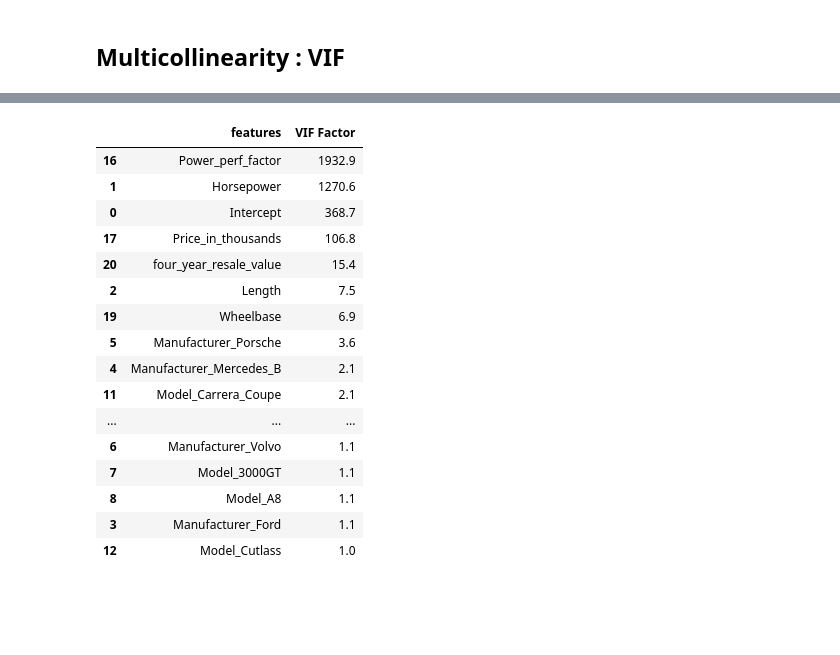
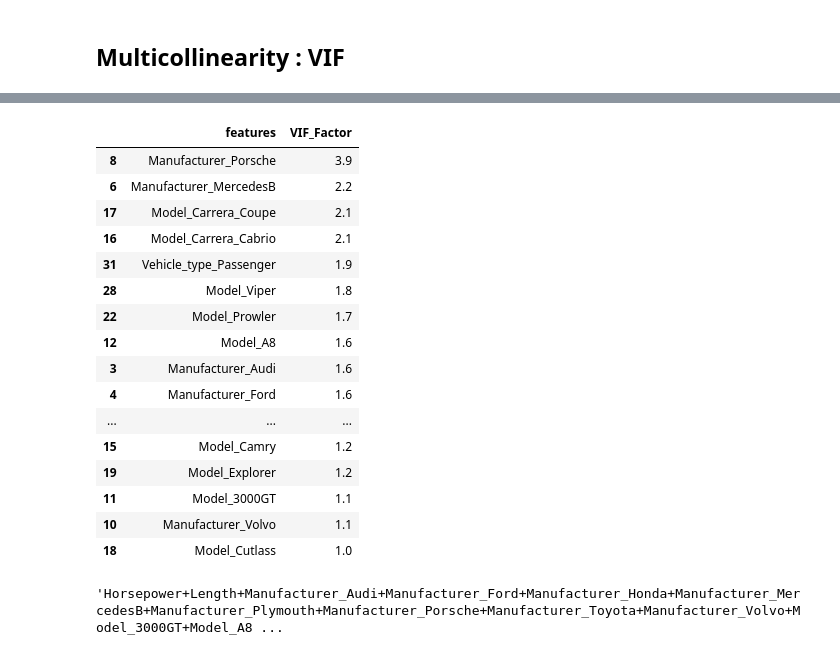
Before and after one commit to kroopeshrajput/Linear_regression_OLS_Car_sales, a Jupyter notebook: OLS Car sales.ipynb, the cells around one changed output, grey strips where cells are left out. Saved outputs shown, nothing was run; the diff lists cells and outputs as text; code cells hidden in the pictures; blank space fills up the shorter version.

```diff
--- a/OLS Car sales.ipynb
+++ b/OLS Car sales.ipynb
@@ -416,4 +400,4 @@ features = list(f_reg.loc[f_reg.P_Value < 0.05, 'Features'])
 # %%
-formula_1 = 'log_Sales_in_thousands ~ '+ '+'.join(features)
-formula_1
+formula_m1 = 'log_Sales_in_thousands ~ '+ '+'.join(features)
+formula_m1
 # %% [output]
@@ -425,11 +409,9 @@ formula_1
 from statsmodels.stats.outliers_influence import variance_inflation_factor
 # since VIF takes input in the form of dmatrix, we will have to import dmatrices from patsy
 from patsy import dmatrices
-# %%
-cars.rename( columns = {'Model_Carrera Cabrio': 'Model_Carrera_Cabrio', 'Model_Carrera Coupe': 'Model_Carrera_Coupe' }, inplace = True)
 # %%
 # separating x and y variables
-y, x = dmatrices(formula_1, cars, return_type = 'dataframe')
+y, x = dmatrices(formula_m1, data = cars, return_type= 'dataframe')
 # %%
 vif = pd.DataFrame()
 # %%
@@ -476,5 +458,5 @@ vif
 # %%
-vif['VIF Factor'] = [variance_inflation_factor(x.values, i) for i in range(x.shape[1])]
+vif['VIF_Factor'] = [variance_inflation_factor(x.values, i) for i in range(x.shape[1])]
 # %%
 vif
 # %% [output]
@@ -498,20 +480,25 @@ vif
 # %%
-vif.round(1).sort_values(by = 'VIF Factor', ascending= False)
+vif = vif.round(1).sort_values(by = 'VIF_Factor', ascending= False)
+vif[vif.VIF_Factor < 5]
 # %% [output]
-|  | features | VIF Factor |
-| 16 | Power_perf_factor | 1932.9 |
-| 1 | Horsepower | 1270.6 |
-| 0 | Intercept | 368.7 |
-| 17 | Price_in_thousands | 106.8 |
-| 20 | four_year_resale_value | 15.4 |
-| 2 | Length | 7.5 |
-| 19 | Wheelbase | 6.9 |
-| 5 | Manufacturer_Porsche | 3.6 |
-| 4 | Manufacturer_Mercedes_B | 2.1 |
-| 11 | Model_Carrera_Coupe | 2.1 |
+|  | features | VIF_Factor |
+| 8 | Manufacturer_Porsche | 3.9 |
+| 6 | Manufacturer_MercedesB | 2.2 |
+| 17 | Model_Carrera_Coupe | 2.1 |
+| 16 | Model_Carrera_Cabrio | 2.1 |
+| 31 | Vehicle_type_Passenger | 1.9 |
+| 28 | Model_Viper | 1.8 |
+| 22 | Model_Prowler | 1.7 |
+| 12 | Model_A8 | 1.6 |
+| 3 | Manufacturer_Audi | 1.6 |
+| 4 | Manufacturer_Ford | 1.6 |
 | ... | ... | ... |
-| 6 | Manufacturer_Volvo | 1.1 |
-| 7 | Model_3000GT | 1.1 |
-| 8 | Model_A8 | 1.1 |
-| 3 | Manufacturer_Ford | 1.1 |
-| 12 | Model_Cutlass | 1.0 |
+| 15 | Model_Camry | 1.2 |
+| 19 | Model_Explorer | 1.2 |
+| 11 | Model_3000GT | 1.1 |
+| 10 | Manufacturer_Volvo | 1.1 |
+| 18 | Model_Cutlass | 1.0 |
+# %%
+'+'.join(features)
+# %% [output]
+'Horsepower+Length+Manufacturer_Audi+Manufacturer_Ford+Manufacturer_Honda+Manufacturer_MercedesB+Manufacturer_Plymouth+Manufacturer_Porsche+Manufacturer_Toyota+Manufacturer_Volvo+Model_3000GT+Model_A8 ...
```
Also changed, not shown: parts of 13 cells of this notebook.
